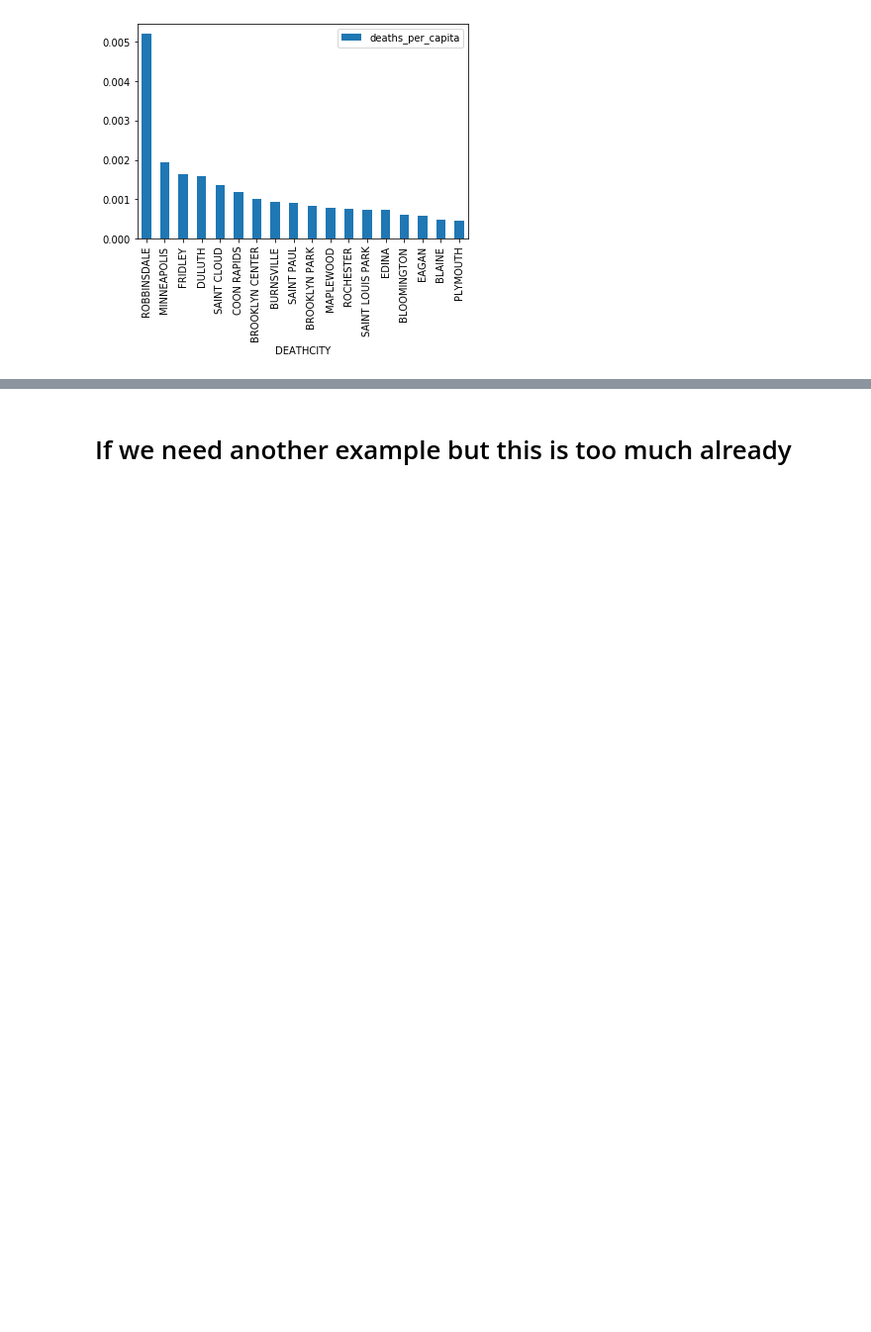
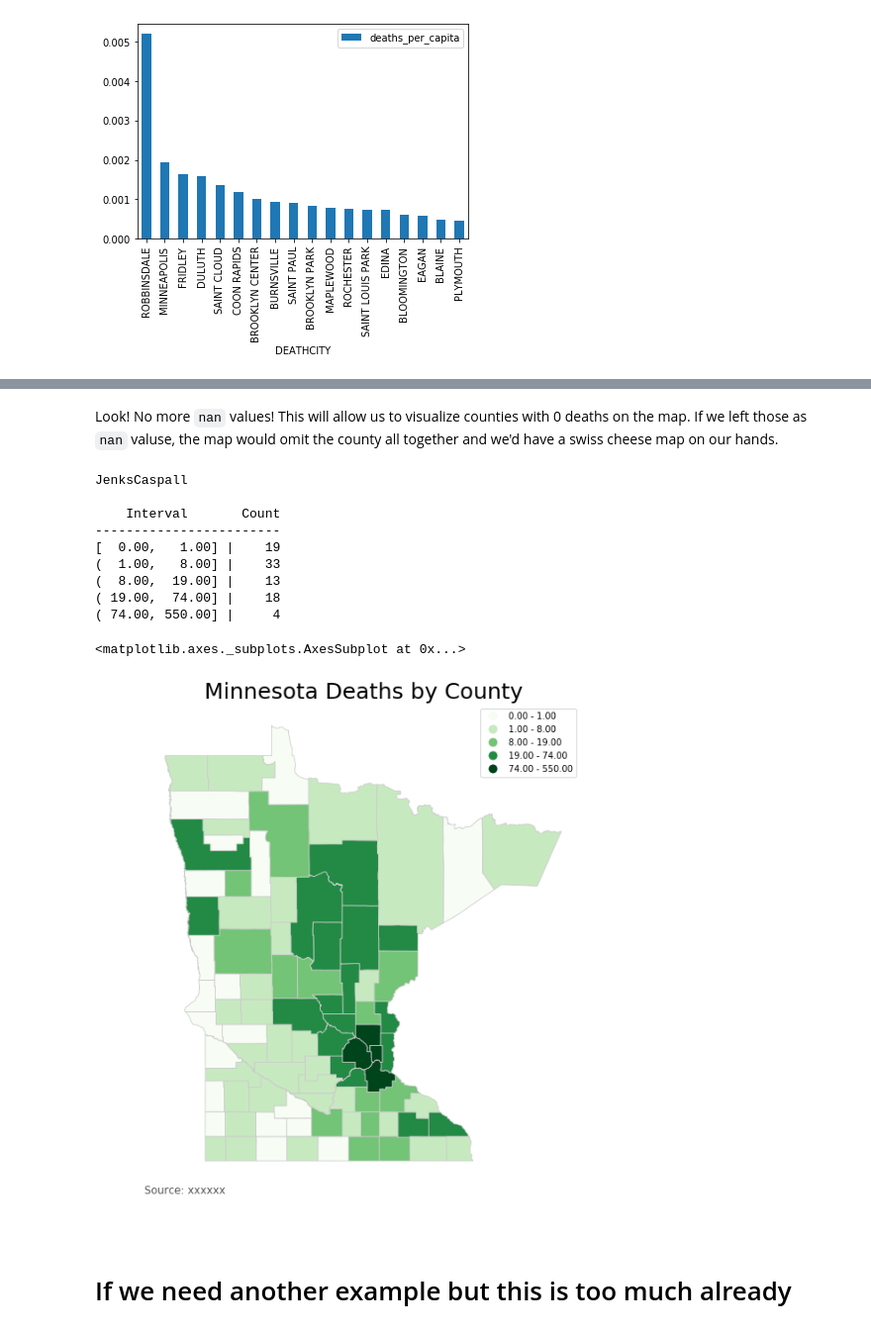
Before and after one commit to StellaYu101/teaching-guide-data-cleaning-and-viz-with-python, a Jupyter notebook: Data cleaning and visualization with pandas.ipynb, the cells around one changed output, grey strips where cells are left out. Shown at 99% size. Saved outputs shown, nothing was run; the diff lists cells and outputs as text; code cells hidden in the pictures; blank space fills up the shorter version.

```diff
--- a/Data cleaning and visualization with pandas.ipynb
+++ b/Data cleaning and visualization with pandas.ipynb
@@ -454,0 +525,3 @@ deaths_by_city_30plus.plot.bar(x='DEATHCITY', y='deaths_per_capita')
+# %%
+deaths_by_cnty = df[['INJURY_FIPS', 'STATEID']].groupby('INJURY_FIPS').count().reset_index().sort_values('STATEID', ascending=False)
+deaths_by_cnty['INJURY_FIPS'] = deaths_by_cnty['INJURY_FIPS'].astype(int).astype(str)
@@ -454,0 +532,8 @@ deaths_by_city_30plus.plot.bar(x='DEATHCITY', y='deaths_per_capita')
+# %%
+deaths_by_cnty_merged = mn_cnty.merge(
+    deaths_by_cnty,
+    how="left",
+    left_on="GEOID",
+    right_on="INJURY_FIPS"
+)
+deaths_by_cnty_merged
@@ -454,0 +560,2 @@ deaths_by_city_30plus.plot.bar(x='DEATHCITY', y='deaths_per_capita')
+# %%
+deaths_by_cnty_merged.rename(columns={'STATEID': 'death_count'}, inplace=True)
@@ -454,0 +591,2 @@ deaths_by_city_30plus.plot.bar(x='DEATHCITY', y='deaths_per_capita')
+# %%
+deaths_by_cnty_merged.fillna(value={'death_count': 0}, inplace=True)
@@ -455,3 +604,40 @@ deaths_by_city_30plus.plot.bar(x='DEATHCITY', y='deaths_per_capita')
+# %% [markdown]
+Look! No more `nan` values! This will allow us to visualize counties with 0 deaths on the map. If we left those as `nan` valuse, the map would omit the county all together and we'd have a swiss cheese map on our hands.
+# %%
+#fix our map projection so it looks prettier
+deaths_by_cnty_merged = deaths_by_cnty_merged.to_crs('EPSG:3395')
+
+vmin = deaths_by_cnty_merged.death_count.min()
+vmax = deaths_by_cnty_merged.death_count.max()
+fig, ax = plt.subplots(1, figsize=(10, 10))
+
+# we don't need axes for a map
+ax.axis('off')
+
+# add a title
+ax.set_title('Minnesota Deaths by County', fontdict={'fontsize': '25', 'fontweight' : '3'})
+# create an annotation for the data source
+ax.annotate('Source: xxxxxx', xy=(0.1, .08),  xycoords='figure fraction',
+            horizontalalignment='left', verticalalignment='top', fontsize=12, color='#555555')
+
+#This bit tells us how many counties are in each bucket
+print(mapclassify.JenksCaspall(deaths_by_cnty_merged.death_count, k=5))
+
+#This bit actually builds the map
+deaths_by_cnty_merged.plot(column='death_count', cmap='Greens', linewidth=0.8, ax=ax,
+                           edgecolor='0.8', scheme='JenksCaspall', legend=True)
+# %% [output]
+JenksCaspall
+
+    Interval       Count
+------------------------
+[  0.00,   1.00] |    19
+(  1.00,   8.00] |    33
+(  8.00,  19.00] |    13
+( 19.00,  74.00] |    18
+( 74.00, 550.00] |     4
+<matplotlib.axes._subplots.AxesSubplot at 0x...>
+[figure, added]
 # %% [markdown]
 # If we need another example but this is too much already
 # %% [markdown]
```
Also changed, not shown: parts of 27 cells of this notebook, 8 other files.
